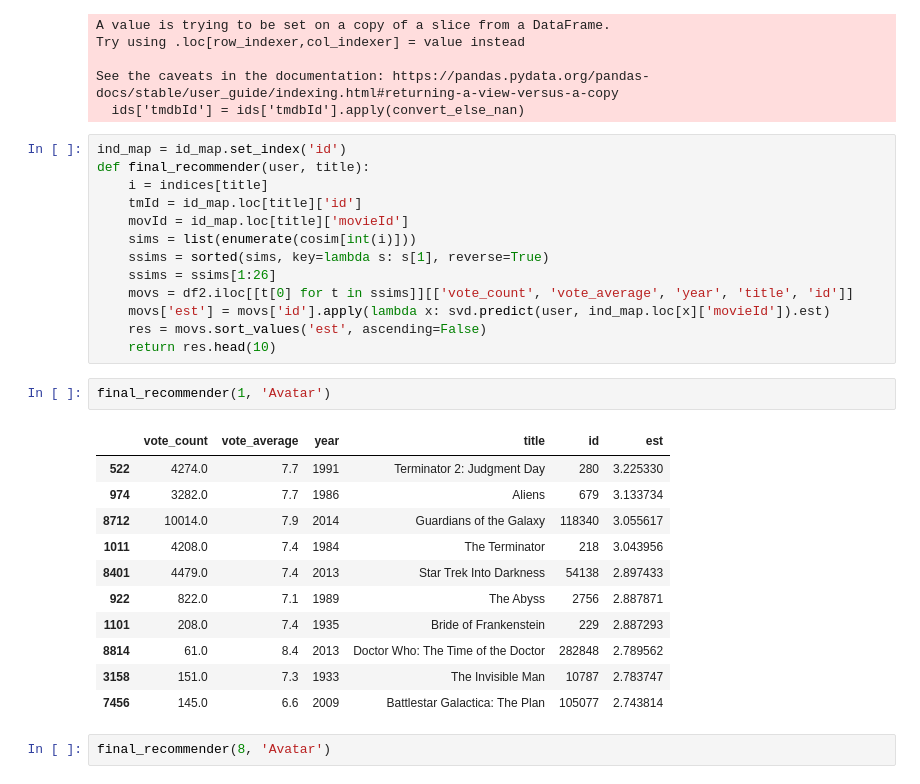
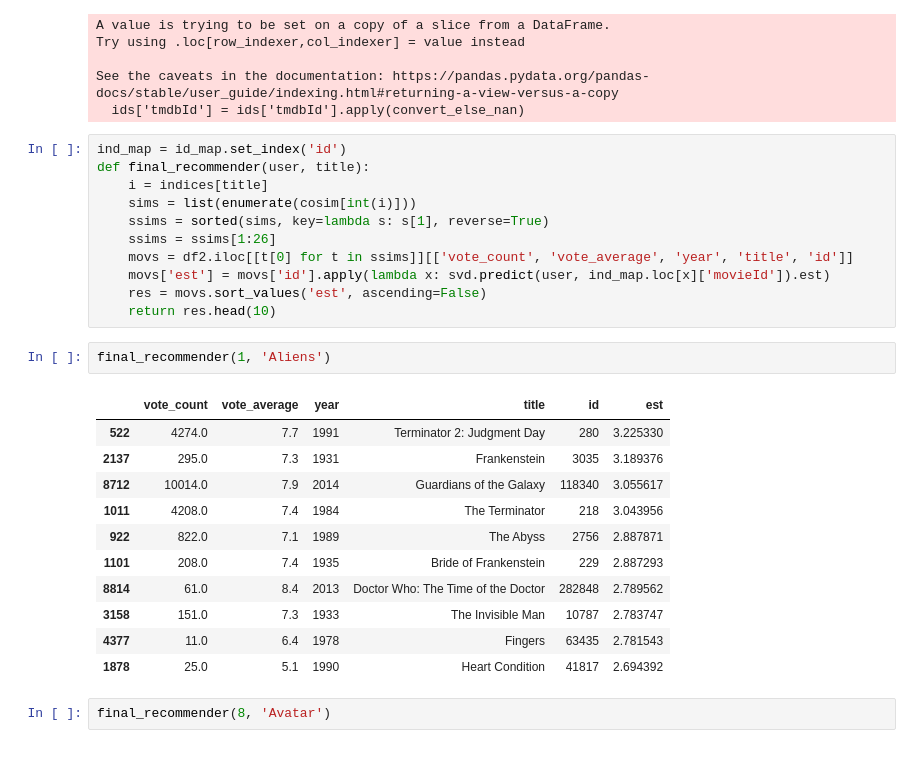
Before and after one commit to hkwan11/movie-recommender-system-svd, a Jupyter notebook: svd.ipynb, the cells around one changed output. Cells and saved outputs as stored; diff of their text form.

```diff
--- a/svd.ipynb
+++ b/svd.ipynb
@@ -716,8 +718,6 @@ See the caveats in the documentation: https://pandas.pydata.org/pandas-docs/stab
 ind_map = id_map.set_index('id')
 def final_recommender(user, title):
     i = indices[title]
-    tmId = id_map.loc[title]['id']
-    movId = id_map.loc[title]['movieId']
     sims = list(enumerate(cosim[int(i)]))
     ssims = sorted(sims, key=lambda s: s[1], reverse=True)
     ssims = ssims[1:26]
@@ -726,19 +726,19 @@ def final_recommender(user, title):
     res = movs.sort_values('est', ascending=False)
     return res.head(10)
 # %%
-final_recommender(1, 'Avatar')
+final_recommender(1, 'Aliens')
 # %% [output]
 |  | vote_count | vote_average | year | title | id | est |
 | 522 | 4274.0 | 7.7 | 1991 | Terminator 2: Judgment Day | 280 | 3.225330 |
-| 974 | 3282.0 | 7.7 | 1986 | Aliens | 679 | 3.133734 |
+| 2137 | 295.0 | 7.3 | 1931 | Frankenstein | 3035 | 3.189376 |
 | 8712 | 10014.0 | 7.9 | 2014 | Guardians of the Galaxy | 118340 | 3.055617 |
 | 1011 | 4208.0 | 7.4 | 1984 | The Terminator | 218 | 3.043956 |
-| 8401 | 4479.0 | 7.4 | 2013 | Star Trek Into Darkness | 54138 | 2.897433 |
 | 922 | 822.0 | 7.1 | 1989 | The Abyss | 2756 | 2.887871 |
 | 1101 | 208.0 | 7.4 | 1935 | Bride of Frankenstein | 229 | 2.887293 |
 | 8814 | 61.0 | 8.4 | 2013 | Doctor Who: The Time of the Doctor | 282848 | 2.789562 |
 | 3158 | 151.0 | 7.3 | 1933 | The Invisible Man | 10787 | 2.783747 |
-| 7456 | 145.0 | 6.6 | 2009 | Battlestar Galactica: The Plan | 105077 | 2.743814 |
+| 4377 | 11.0 | 6.4 | 1978 | Fingers | 63435 | 2.781543 |
+| 1878 | 25.0 | 5.1 | 1990 | Heart Condition | 41817 | 2.694392 |
 # %%
 final_recommender(8, 'Avatar')
 # %% [output]
```
Also changed, not shown: parts of 3 cells of this notebook.
